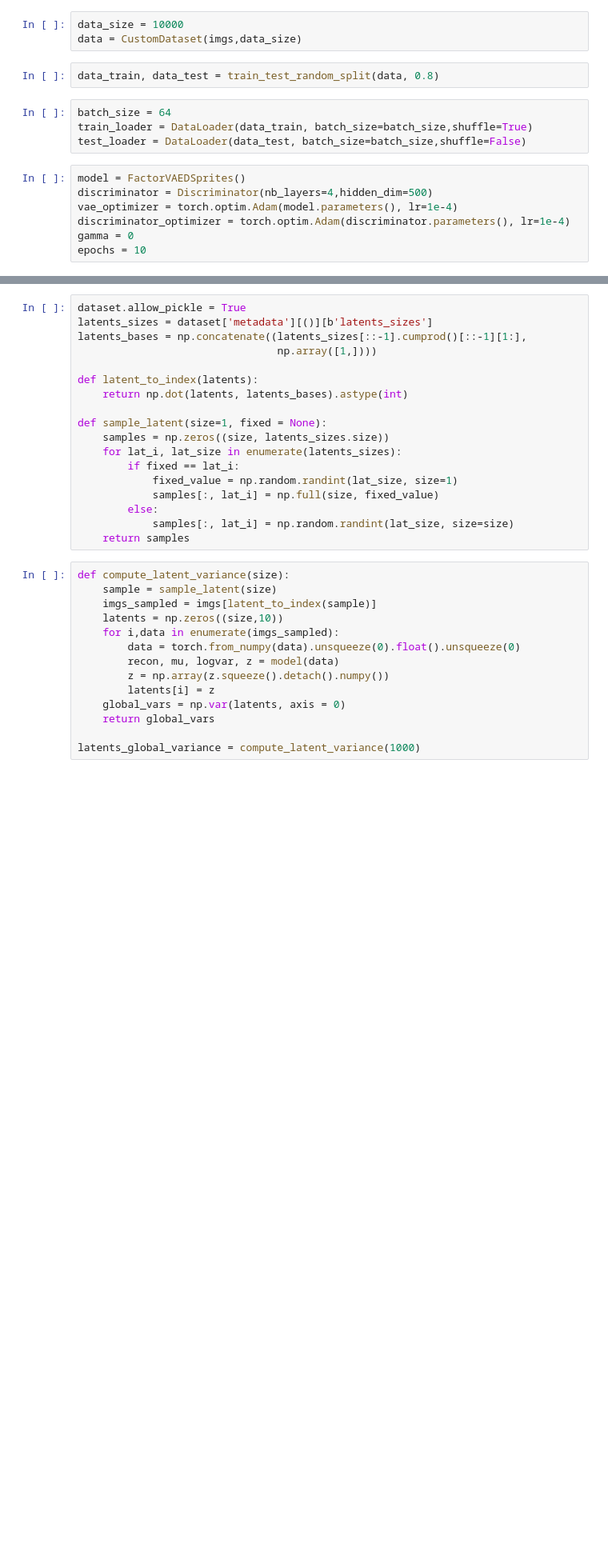
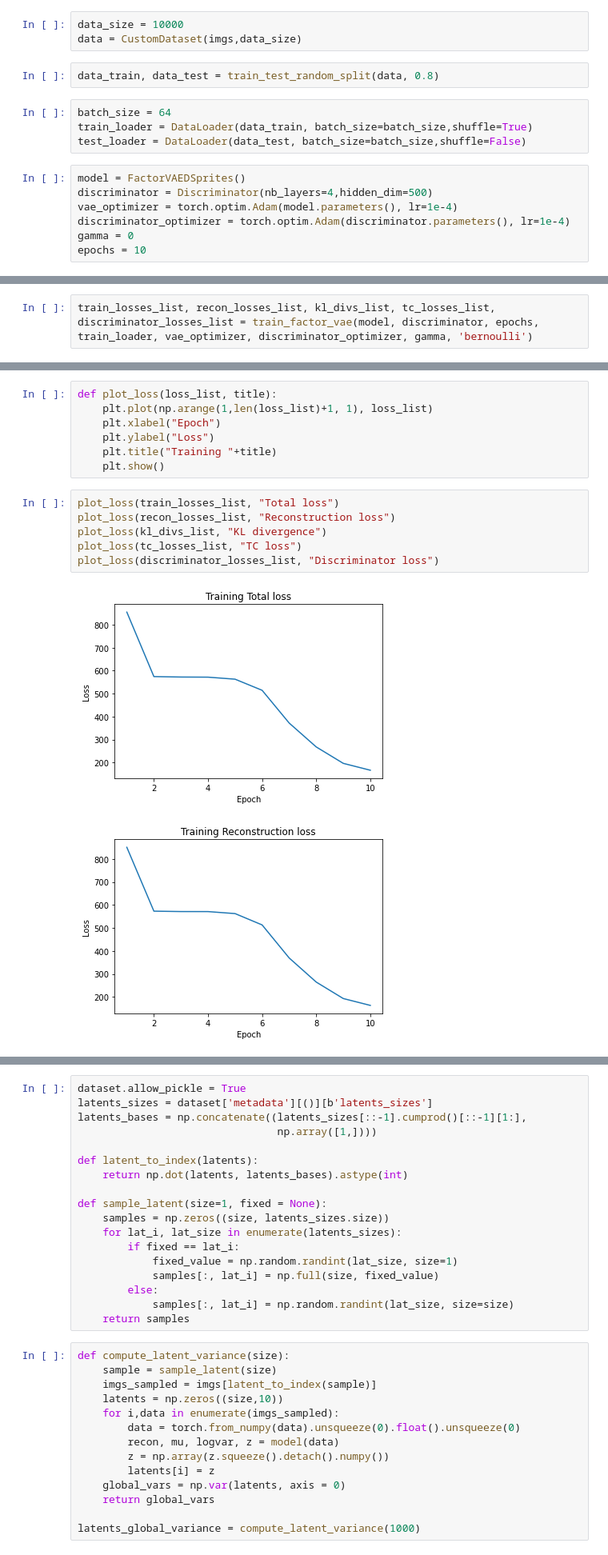
Before and after one commit to hzzhyj/atml, a Jupyter notebook: experiments/FactorVAE.ipynb, the cells around one changed output, grey strips where cells are left out. Shown at 80% size. Saved outputs shown, nothing was run; the diff lists cells and outputs as text; blank space fills up the shorter version.

```diff
--- a/experiments/FactorVAE.ipynb
+++ b/experiments/FactorVAE.ipynb
@@ -71,0 +38,2 @@ Test loss: 146.44493913650513
+# %%
+train_losses_list, recon_losses_list, kl_divs_list, tc_losses_list, discriminator_losses_list = train_factor_vae(model, discriminator, epochs, train_loader, vae_optimizer, discriminator_optimizer, gamma, 'bernoulli')
@@ -71,0 +51,16 @@ Test loss: 146.44493913650513
+# %%
+def plot_loss(loss_list, title):
+    plt.plot(np.arange(1,len(loss_list)+1, 1), loss_list)
+    plt.xlabel("Epoch")
+    plt.ylabel("Loss")
+    plt.title("Training "+title)
+    plt.show()
+# %%
+plot_loss(train_losses_list, "Total loss")
+plot_loss(recon_losses_list, "Reconstruction loss")
+plot_loss(kl_divs_list, "KL divergence")
+plot_loss(tc_losses_list, "TC loss")
+plot_loss(discriminator_losses_list, "Discriminator loss")
+# %% [output]
+[figure, added]
+[figure, added]
```
Also changed, not shown: parts of 7 cells of this notebook, 1 other file.
